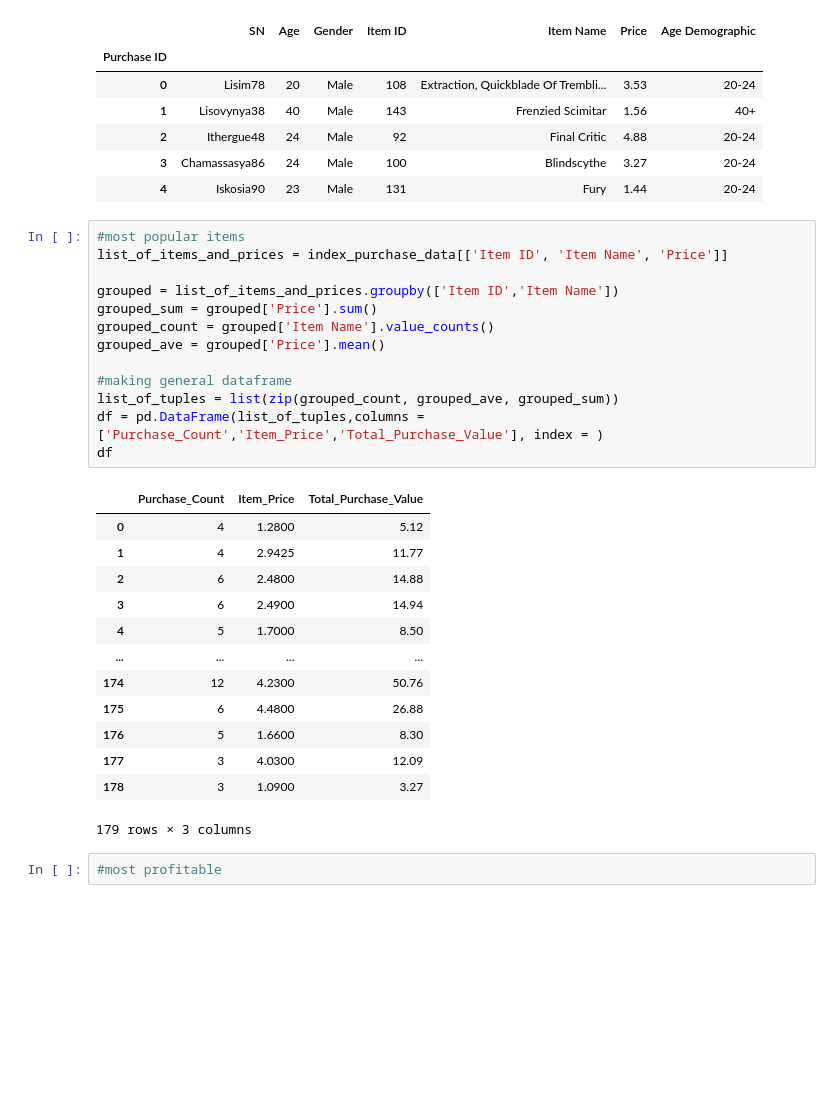
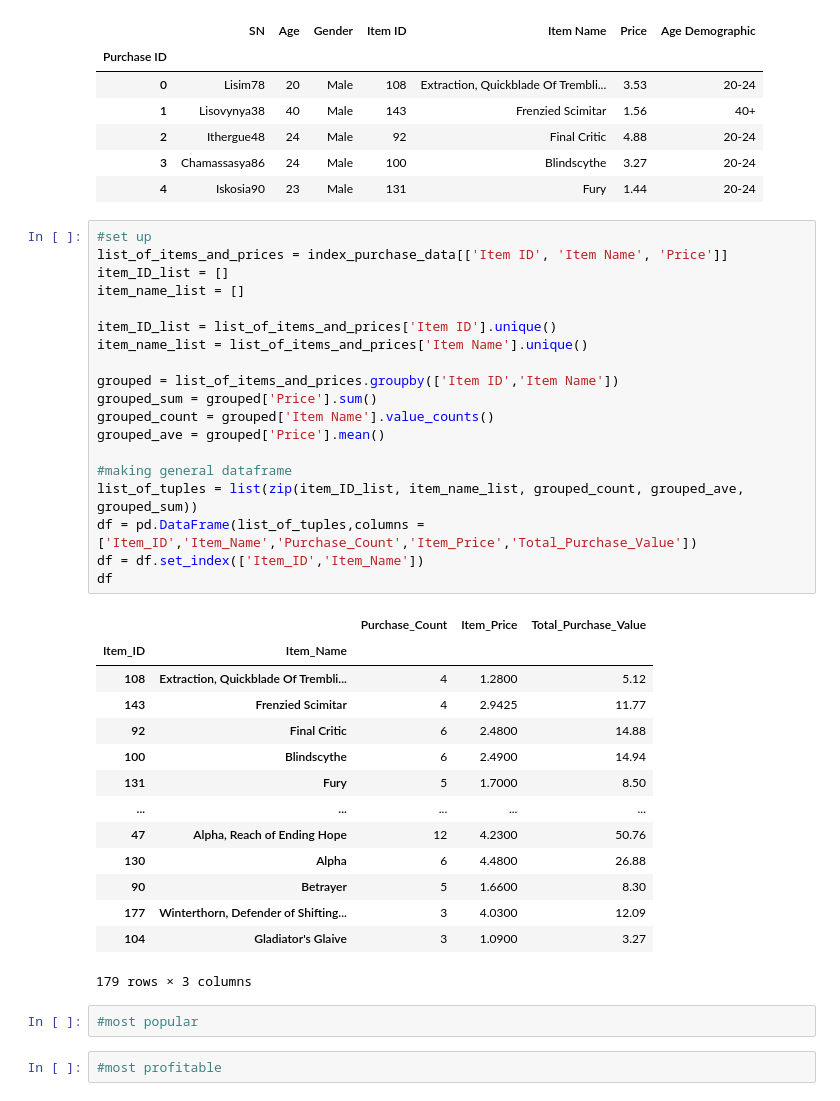
Before and after one commit to kylagelev/pandas-challenge, a Jupyter notebook: HeroesOfPymoli/main.ipynb, the cells around one changed output. Drawn from its saved outputs; the diff is of its cells as text; blank space fills up the shorter version.

Commit message:
update
almost complete!
just need to sort based on columns

```diff
--- a/HeroesOfPymoli/main.ipynb
+++ b/HeroesOfPymoli/main.ipynb
@@ -227,31 +243,40 @@ index_purchase_data.head()
 | 3 | Chamassasya86 | 24 | Male | 100 | Blindscythe | 3.27 | 20-24 |
 | 4 | Iskosia90 | 23 | Male | 131 | Fury | 1.44 | 20-24 |
 # %%
-#most popular items
+#set up
 list_of_items_and_prices = index_purchase_data[['Item ID', 'Item Name', 'Price']]
+item_ID_list = []
+item_name_list = []
+
+item_ID_list = list_of_items_and_prices['Item ID'].unique()
+item_name_list = list_of_items_and_prices['Item Name'].unique()
 
 grouped = list_of_items_and_prices.groupby(['Item ID','Item Name'])
 grouped_sum = grouped['Price'].sum()
 grouped_count = grouped['Item Name'].value_counts()
 grouped_ave = grouped['Price'].mean()
 
 #making general dataframe
-list_of_tuples = list(zip(grouped_count, grouped_ave, grouped_sum))
-df = pd.DataFrame(list_of_tuples,columns = ['Purchase_Count','Item_Price','Total_Purchase_Value'], index = )
+list_of_tuples = list(zip(item_ID_list, item_name_list, grouped_count, grouped_ave, grouped_sum))
+df = pd.DataFrame(list_of_tuples,columns = ['Item_ID','Item_Name','Purchase_Count','Item_Price','Total_Purchase_Value'])
+df = df.set_index(['Item_ID','Item_Name'])
 df
 # %% [output]
-|  | Purchase_Count | Item_Price | Total_Purchase_Value |
-| 0 | 4 | 1.2800 | 5.12 |
-| 1 | 4 | 2.9425 | 11.77 |
-| 2 | 6 | 2.4800 | 14.88 |
-| 3 | 6 | 2.4900 | 14.94 |
-| 4 | 5 | 1.7000 | 8.50 |
-| ... | ... | ... | ... |
-| 174 | 12 | 4.2300 | 50.76 |
-| 175 | 6 | 4.4800 | 26.88 |
-| 176 | 5 | 1.6600 | 8.30 |
-| 177 | 3 | 4.0300 | 12.09 |
-| 178 | 3 | 1.0900 | 3.27 |
+|  |  | Purchase_Count | Item_Price | Total_Purchase_Value |
+| Item_ID | Item_Name |  |  |  |
+| 108 | Extraction, Quickblade Of Trembli... | 4 | 1.2800 | 5.12 |
+| 143 | Frenzied Scimitar | 4 | 2.9425 | 11.77 |
+| 92 | Final Critic | 6 | 2.4800 | 14.88 |
+| 100 | Blindscythe | 6 | 2.4900 | 14.94 |
+| 131 | Fury | 5 | 1.7000 | 8.50 |
+| ... | ... | ... | ... | ... |
+| 47 | Alpha, Reach of Ending Hope | 12 | 4.2300 | 50.76 |
+| 130 | Alpha | 6 | 4.4800 | 26.88 |
+| 90 | Betrayer | 5 | 1.6600 | 8.30 |
+| 177 | Winterthorn, Defender of Shifting... | 3 | 4.0300 | 12.09 |
+| 104 | Gladiator's Glaive | 3 | 1.0900 | 3.27 |
 179 rows × 3 columns
+# %%
+#most popular
 # %%
 #most profitable
```
Also changed, not shown: parts of 1 cell of this notebook.
